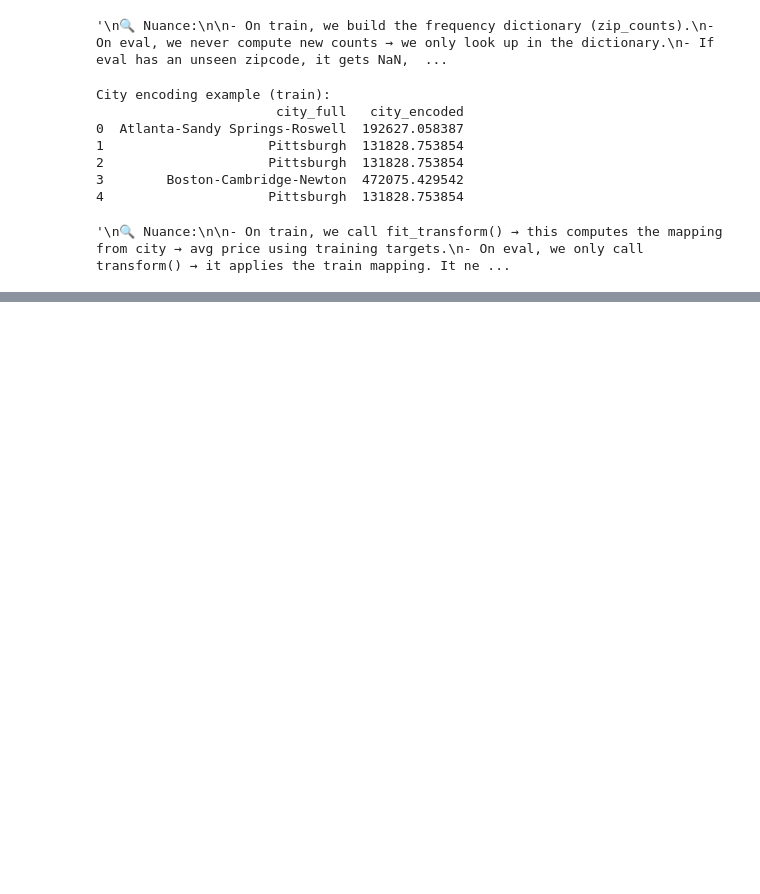
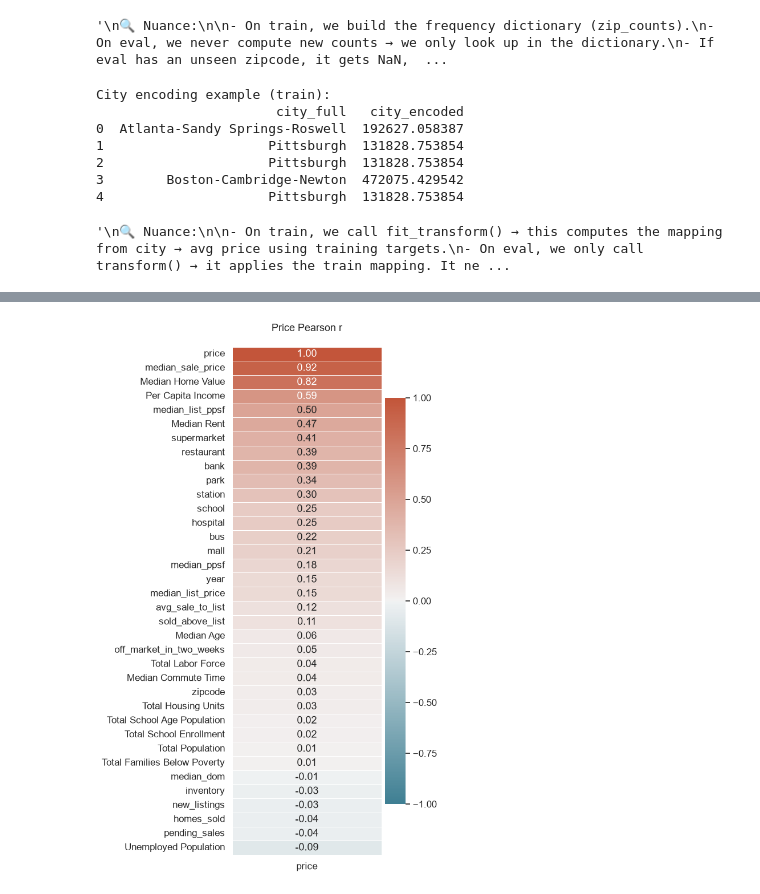
Before and after one commit to Aramys21/House-price-prediction, a Jupyter notebook: notebooks/02_feature_eng_encoding.ipynb, the cells around one changed output, grey strips where cells are left out. Cells and saved outputs as stored; diff of their text form; code cells hidden in the pictures; blank space fills up the shorter version.

```diff
--- a/notebooks/02_feature_eng_encoding.ipynb
+++ b/notebooks/02_feature_eng_encoding.ipynb
@@ -166,0 +317,23 @@ holdout_df.drop(columns=drop_cols, inplace=True)
+# %%
+# compute correlation with price
+num_cols = df.select_dtypes("number").columns
+corr_vec = df[num_cols].corr(method="pearson")["price"].sort_values(ascending=False)
+snc.set_theme(style="white")
+snc.set(font_scale=1.1)
+plt.figure(figsize=(6,10))
+ax = snc.heatmap(
+    corr_vec.to_frame(),
+    annot=True, fmt=".2f",
+    vmin=-1, vmax=1,
+    cmap=snc.diverging_palette(220,20,as_cmap=True),
+    center=0,
+    linewidths=.5, linecolor="white",
+    cbar_kws={"shrink":0.8,"pad":0.02}
+)
+ax.set_title("Price Pearson r", pad=20)
+ax.set_ylabel("")
+ax.set_xlabel("")
+plt.tight_layout()
+plt.show()
+# %% [output]
+[figure, added]
```
Also changed, not shown: parts of 9 cells of this notebook.
